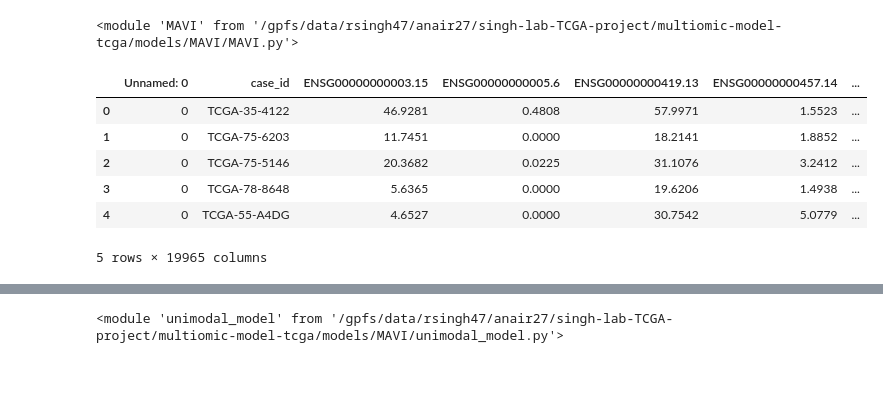
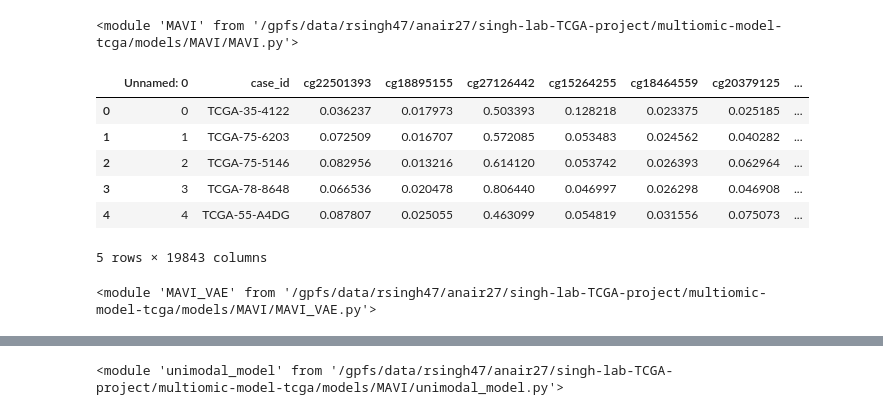
Before and after one commit to akira-nair/multiomic-model-tcga, a Jupyter notebook: models/MAVI/MAVI.ipynb, the cells around one changed output, grey strips where cells are left out. Cells and saved outputs as stored; diff of their text form; code cells hidden in the pictures; blank space fills up the shorter version.

```diff
--- a/models/MAVI/MAVI.ipynb
+++ b/models/MAVI/MAVI.ipynb
@@ -15,19 +24,22 @@ TRANSCRIPTOMIC = "/users/anair27/data/TCGA_Data/project_LUAD/data_processed/PRCS
 # %%
 clinical_df = pd.read_csv(CLINICAL)
 transcriptomic_df = pd.read_csv(TRANSCRIPTOMIC)
+# %%
+clinical_df = pd.read_csv(CLINICAL)
+epigenomic_df = pd.read_csv(EPIGENOMIC)
 # %%
 diagnosis = clinical_df[["vital_status_Dead", "case_id"]]
 # %%
-data = transcriptomic_df.merge(diagnosis, on = "case_id").drop_duplicates()
+data = epigenomic_df.merge(diagnosis, on = "case_id").drop_duplicates()
 data.head()
 # %% [output]
-|  | Unnamed: 0 | case_id | ENSG00000000003.15 | ENSG00000000005.6 | ENSG00000000419.13 | ENSG00000000457.14 | ... |
-| 0 | 0 | TCGA-35-4122 | 46.9281 | 0.4808 | 57.9971 | 1.5523 | ... |
-| 1 | 0 | TCGA-75-6203 | 11.7451 | 0.0000 | 18.2141 | 1.8852 | ... |
-| 2 | 0 | TCGA-75-5146 | 20.3682 | 0.0225 | 31.1076 | 3.2412 | ... |
-| 3 | 0 | TCGA-78-8648 | 5.6365 | 0.0000 | 19.6206 | 1.4938 | ... |
-| 4 | 0 | TCGA-55-A4DG | 4.6527 | 0.0000 | 30.7542 | 5.0779 | ... |
+|  | Unnamed: 0 | case_id | cg22501393 | cg18895155 | cg27126442 | cg15264255 | cg18464559 | cg20379125 | ... |
+| 0 | 0 | TCGA-35-4122 | 0.036237 | 0.017973 | 0.503393 | 0.128218 | 0.023375 | 0.025185 | ... |
+| 1 | 1 | TCGA-75-6203 | 0.072509 | 0.016707 | 0.572085 | 0.053483 | 0.024562 | 0.040282 | ... |
+| 2 | 2 | TCGA-75-5146 | 0.082956 | 0.013216 | 0.614120 | 0.053742 | 0.026393 | 0.062964 | ... |
+| 3 | 3 | TCGA-78-8648 | 0.066536 | 0.020478 | 0.806440 | 0.046997 | 0.026298 | 0.046908 | ... |
+| 4 | 4 | TCGA-55-A4DG | 0.087807 | 0.025055 | 0.463099 | 0.054819 | 0.031556 | 0.075073 | ... |
-5 rows × 19965 columns
+5 rows × 19843 columns
 # %%
 train_df, test_df = train_test_split(data.iloc[:,2:].dropna(), test_size=0.05, random_state=42)
 # %%
@@ -37,0 +52,5 @@ y_test = test_df['vital_status_Dead']
+# %%
+import MAVI_VAE
+imp.reload(MAVI_VAE)
+# %% [output]
+<module 'MAVI_VAE' from '/gpfs/data/rsingh47/anair27/singh-lab-TCGA-project/multiomic-model-tcga/models/MAVI/MAVI_VAE.py'>
```
Also changed, not shown: parts of 29 cells of this notebook, 4 other files.
